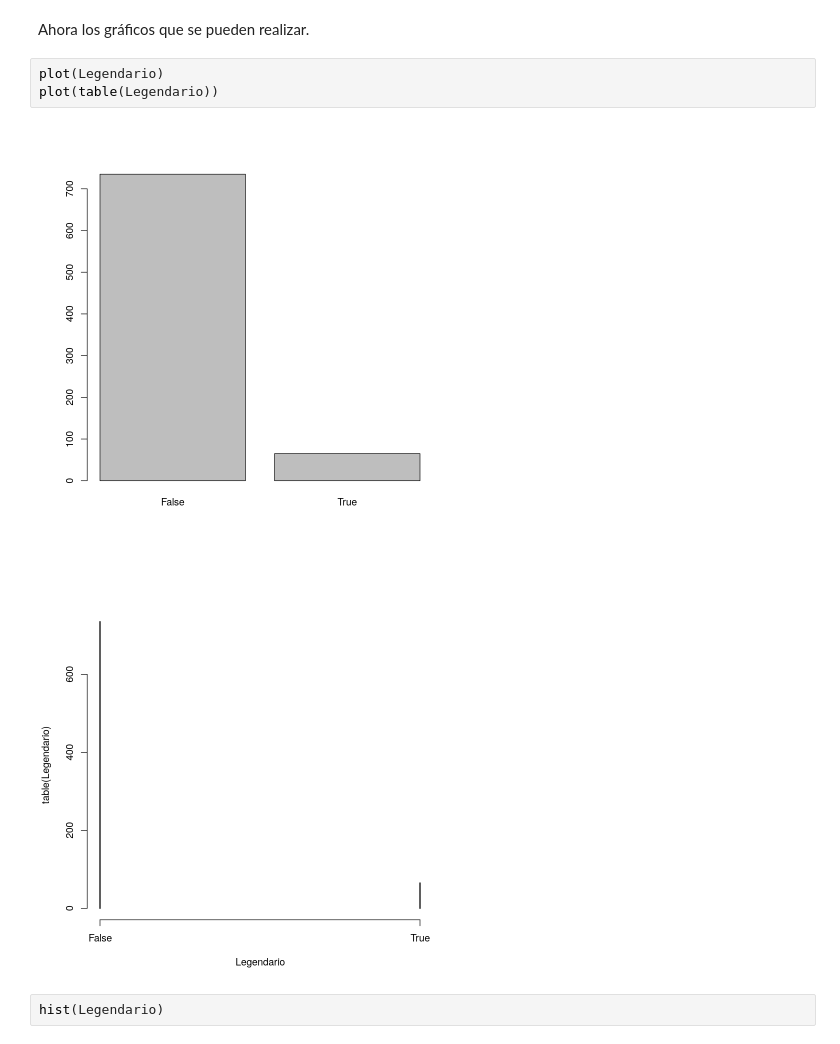
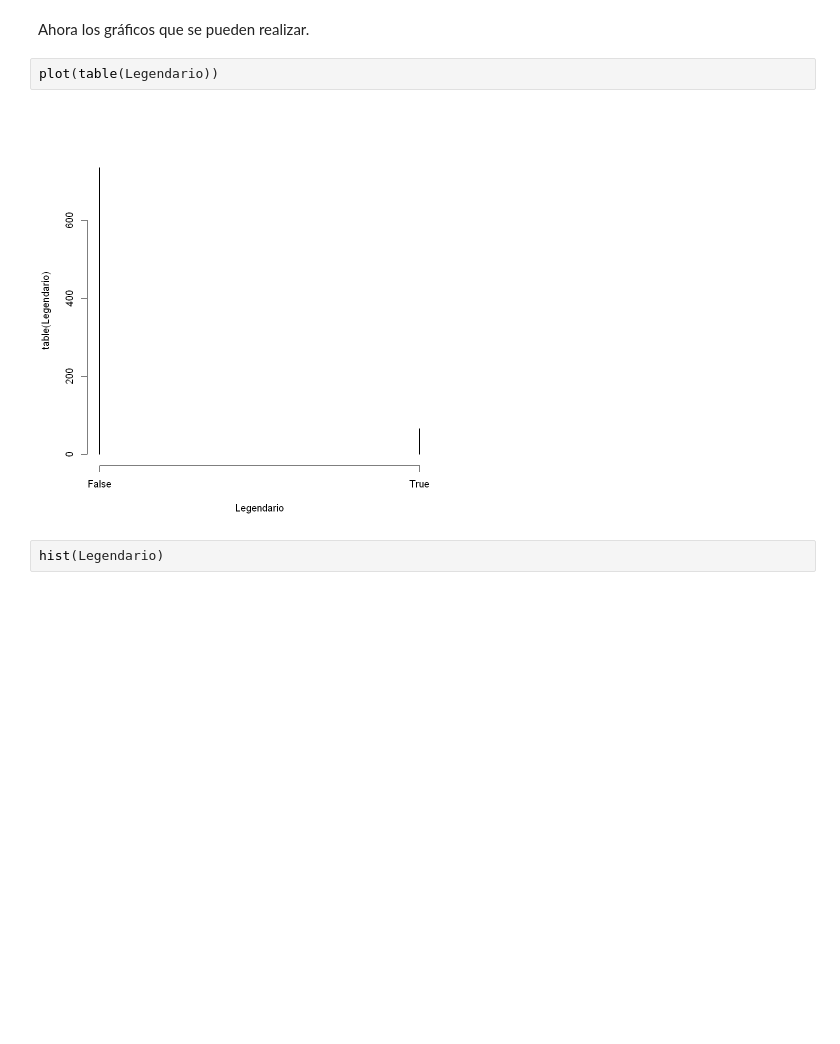
Before and after one commit to Fabimath/LEC-PYE, a Jupyter notebook: Clases/Clase_02.ipynb, the cells around one changed output. Drawn from its saved outputs; the diff is of its cells as text; blank space fills up the shorter version.

```diff
--- a/Clases/Clase_02.ipynb
+++ b/Clases/Clase_02.ipynb
@@ -183,11 +178,9 @@ False  True
 # %% [markdown]
 Ahora los gráficos que se pueden realizar.
 # %%
-plot(Legendario)
 plot(table(Legendario))
 # %% [output]
-[figure, old version]
+[figure, new version]
-[figure, removed]
 # %%
 hist(Legendario)
 # %% [output]
```
Also changed, not shown: parts of 12 cells of this notebook.
